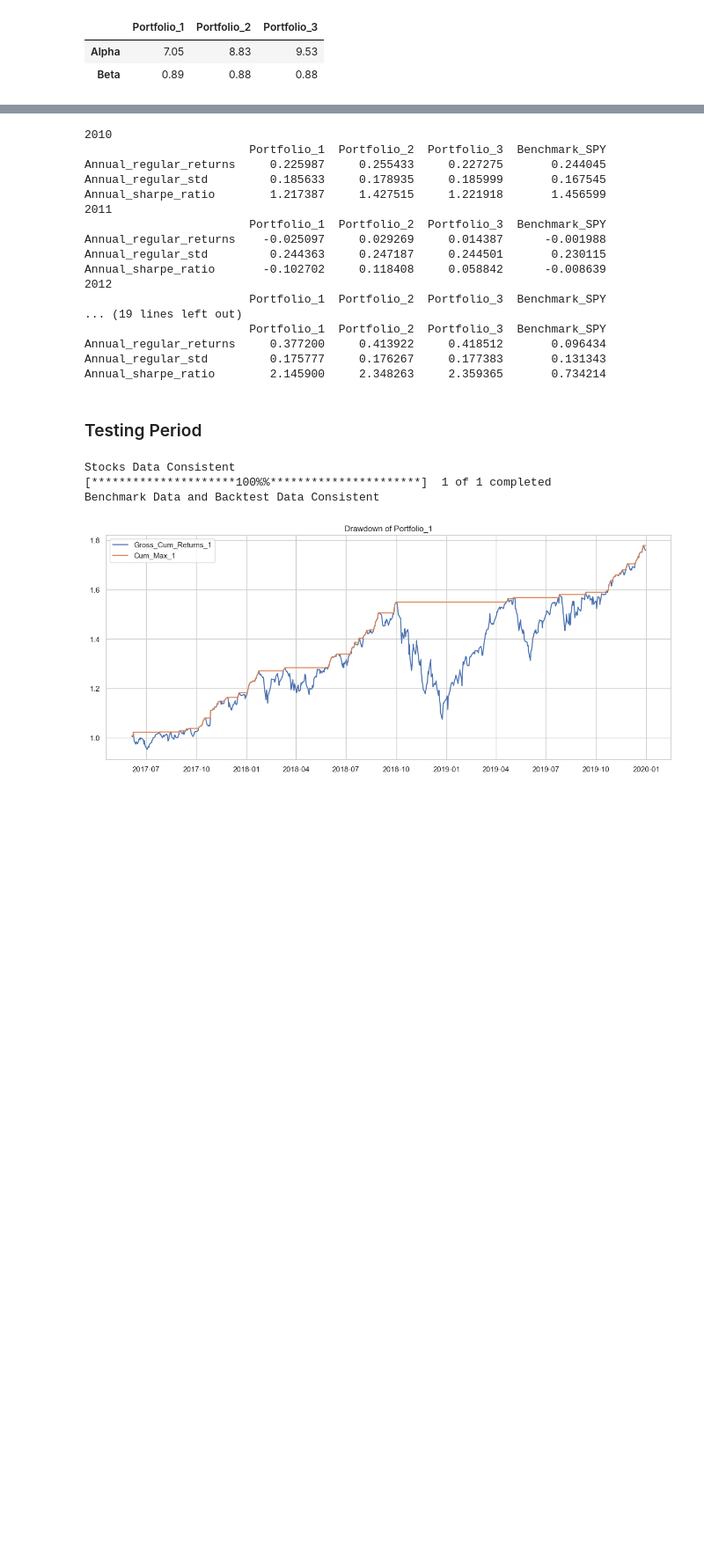
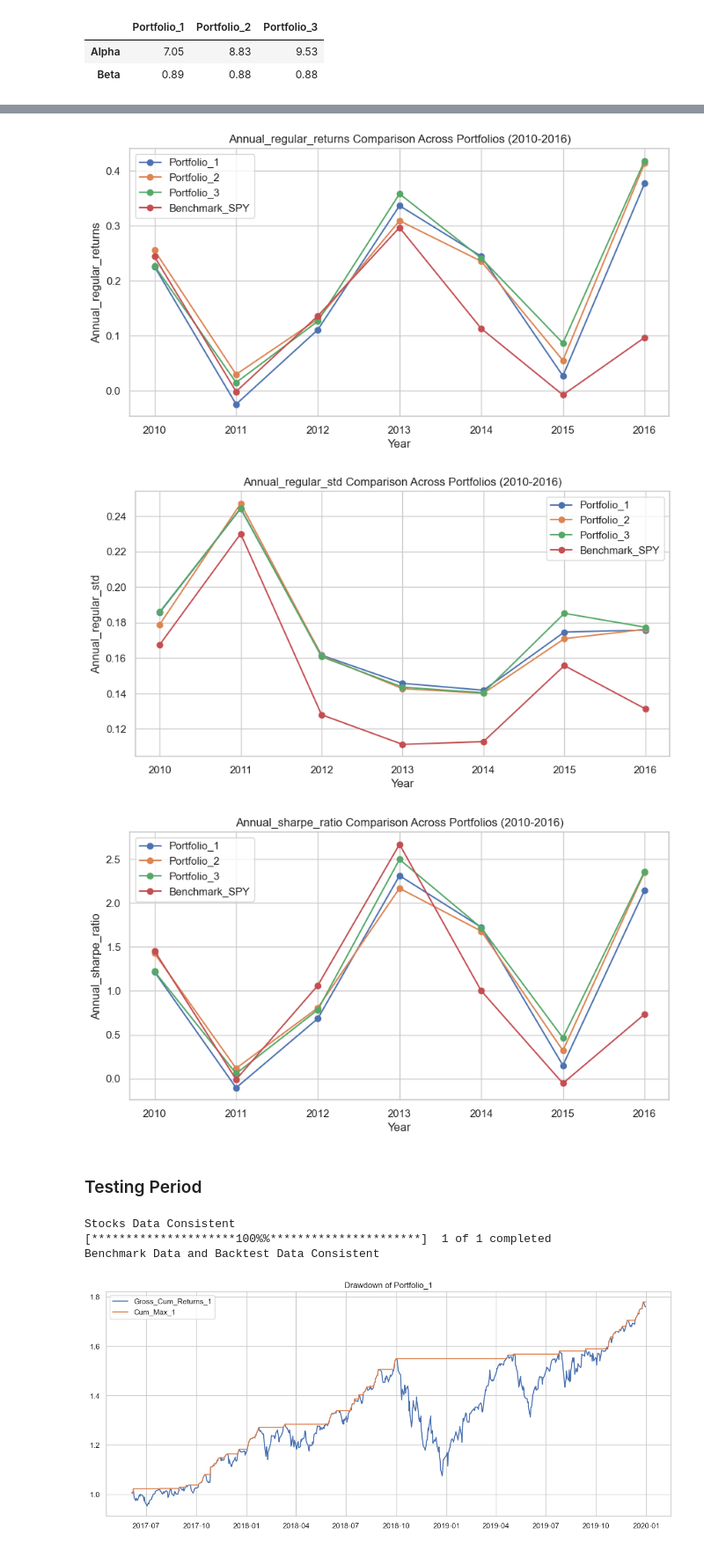
Before and after one commit to myonster/eventbasedbacktester, a Jupyter notebook: IS4226 - Final-Term Project/Group6_FinalTerm.ipynb, the cells around one changed output, grey strips where cells are left out. Shown at 88% size. Saved outputs shown, nothing was run; the diff lists cells and outputs as text; code cells hidden in the pictures; blank space fills up the shorter version.

```diff
--- a/IS4226 - Final-Term Project/Group6_FinalTerm.ipynb
+++ b/IS4226 - Final-Term Project/Group6_FinalTerm.ipynb
@@ -600,6 +600,24 @@ class Backtester():
             yearly_results[year] = risk_return_df
 
         return yearly_results
+
+    def plot_yearly_stats(self):
+        yearly_results = self.yearly_stats()
+        # Assuming yearly_results contains your data
+        portfolios = [f'Portfolio_{i}' for i in range(1,self.variations+1)] + [f'Benchmark_{self.benchmark}']
+
+        for metric in ['Annual_regular_returns', 'Annual_regular_std', 'Annual_sharpe_ratio']:
+            plt.figure(figsize=(10, 5))
+
+            for portfolio in portfolios:
+                values = [yearly_results[year].loc[metric, portfolio] for year in yearly_results.keys()]
+                plt.plot(list(yearly_results.keys()), values, marker='o', label=portfolio)
+
+            plt.title(f'{metric} Comparison Across Portfolios')
+            plt.xlabel('Year')
+            plt.ylabel(metric)
+            plt.legend()
+            plt.show()
 # %%
 def plot_stock_correlation(stock_symbols, start_date, end_date):
     # Download historical stock data
@@ -704,23 +706,9 @@ calmar_ratio_df
 # %%
-backtester.yearly_stats()
+backtester.plot_yearly_stats()
 # %% [output]
-2010
-                        Portfolio_1  Portfolio_2  Portfolio_3  Benchmark_SPY
-Annual_regular_returns     0.225987     0.255433     0.227275       0.244045
-Annual_regular_std         0.185633     0.178935     0.185999       0.167545
-Annual_sharpe_ratio        1.217387     1.427515     1.221918       1.456599
-2011
-                        Portfolio_1  Portfolio_2  Portfolio_3  Benchmark_SPY
-Annual_regular_returns    -0.025097     0.029269     0.014387      -0.001988
-Annual_regular_std         0.244363     0.247187     0.244501       0.230115
-Annual_sharpe_ratio       -0.102702     0.118408     0.058842      -0.008639
-2012
-                        Portfolio_1  Portfolio_2  Portfolio_3  Benchmark_SPY
-... (19 lines left out)
-                        Portfolio_1  Portfolio_2  Portfolio_3  Benchmark_SPY
-Annual_regular_returns     0.377200     0.413922     0.418512       0.096434
-Annual_regular_std         0.175777     0.176267     0.177383       0.131343
-Annual_sharpe_ratio        2.145900     2.348263     2.359365       0.734214
+[figure, added]
+[figure, added]
+[figure, added]
 # %% [markdown]
 ### Testing Period
 # %%
```
Also changed, not shown: parts of 8 cells of this notebook.
